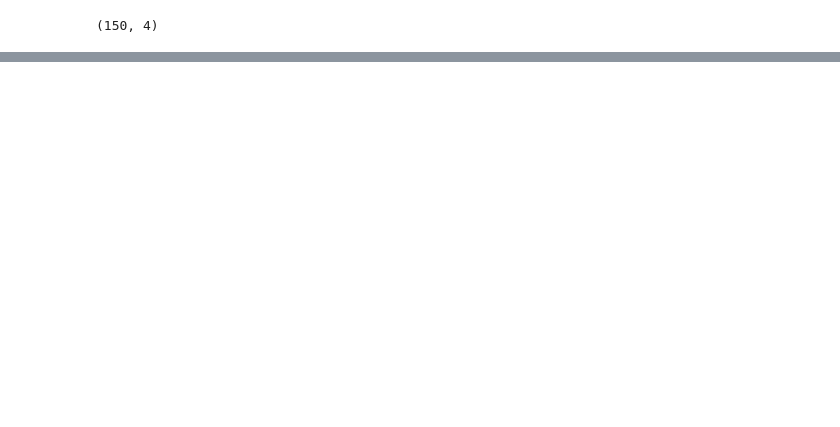
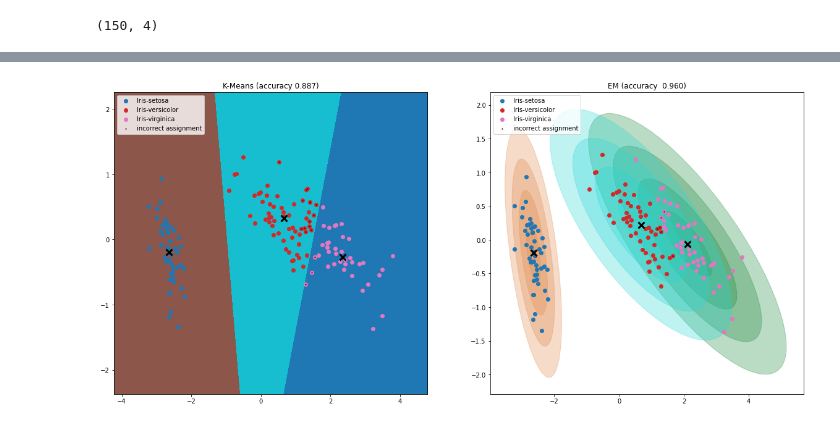
Before and after one commit to Nat-133/coursework_cs342, a Jupyter notebook: solution.ipynb, the cells around one changed output, grey strips where cells are left out. Cells and saved outputs as stored; diff of their text form; code cells hidden in the pictures; blank space fills up the shorter version.

```diff
--- a/solution.ipynb
+++ b/solution.ipynb
@@ -158,0 +152,15 @@ displayZ()
+# %%
+print("final theta:")
+stringFormat = []
+for c in theta.converge():
+    pi = f"{c.pi :.4f}"
+    mu = f"[{c.mu[0] :.4f}  {c.mu[1] :.4f}]"
+    sigma = f"[[{c.s[0,0] :.4f}  {c.s[0,1] :.4f}]  [{c.s[1,0] :.4f}  {c.s[1,1] :.4f}]]"
+    stringFormat.append((pi,mu,sigma))
+
+maxlen = lambda i: len(max(stringFormat, key=lambda x: len(x[i]))[i])
+for pi,mu,sigma in stringFormat:
+    piOffset = maxlen(0)-len(pi)
+    muOffset = maxlen(1)-len(mu)
+    sgOffset = maxlen(2)-len(sigma)
+    print(f"  {{pi_c={pi},{' '*piOffset} mu={mu},{' '*muOffset} sigma={sigma}}}")
@@ -158,0 +172,75 @@ displayZ()
+# %%
+clusters = theta.converge()
+
+clusterFlower : dict[int:int] = {i:-1 for i in range(k)}
+
+for c in range(theta.k):
+    flowerAssignment = [0, 0, 0]  # running count of how many of each flower is assigned to this cluster
+    for a, groundTruth in zip(theta.assign(Z), y):  # counts how many of each flower is assigned to the given cluster
+        flowerAssignment[int(groundTruth)] += 1 if a==c else 0
+    clusterFlower[c] = np.argmax(flowerAssignment)  # the cluster is given the flower that has the most points assigned to it
+
+fig, plots = plt.subplots(1, 2, figsize=(20,9))
+
+clusterColourmap = plt.cm.tab10
+
+for cluster, hue in zip(clusters, np.linspace(0.,1.,3)):
+    draw_ellipse(cluster.mu, cluster.s, ax=plots[1], alpha=0.3, color=clusterColourmap())
+
+# create a point mesh that covers the axes
+meshFidelity = 0.001
+x_min, x_max = Z[:, 0].min() - 1, Z[:, 0].max() + 1
+y_min, y_max = Z[:, 1].min() - 1, Z[:, 1].max() + 1
+xx, yy = np.meshgrid(np.arange(x_min, x_max, meshFidelity), np.arange(y_min, y_max, meshFidelity))
+
+# Label each point in the mesh with the kmeans model used to start off the EM algorithm.
+boundary = theta.kmeans.predict(np.c_[xx.ravel(), yy.ravel()])
+
+# plot the cluster areas
+boundary = boundary.reshape(xx.shape)
+plots[0].imshow(boundary,
+                interpolation="nearest",
+                extent=(xx.min(), xx.max(), yy.min(), yy.max()),
+                cmap=clusterColourmap,
+                aspect="auto",
+                origin="lower")
+
+kmeansAssignment = [clusterFlower[l] for l in theta.kmeans.labels_]
+emAssignment = [clusterFlower[l] for l in theta.assign(Z)]
+
+displayZ(plots[0], grouping=kmeansAssignment)
+displayZ(plots[1], grouping=emAssignment)
+
+centroidses = theta.kmeans.cluster_centers_, np.array([c.mu for c in theta.theta[-1]])
+for plot, centroids in zip(plots, centroidses):
+    plot.scatter(centroids[:, 0],
+                 centroids[:, 1],
+                 marker="x",
+                 s=100,
+                 linewidths=3,
+                 color="black")
+
+def plotIncorrectAssignments(assignment, ax):
+    incorrectPoints = np.array([Z[i] for i,a in enumerate(assignment) if a != y[i]])
+    ax.scatter(incorrectPoints[:,0],
+               incorrectPoints[:,1],
+               color=plt.cm.Reds(1.),
+               marker="o",
+               alpha=1,
+               s=1.5,
+               label="incorrect assignment")
+
+
+plotIncorrectAssignments(emAssignment, plots[1])
+plotIncorrectAssignments(kmeansAssignment, plots[0])
+
+accuracy = lambda assignment : sum(assignment==y)/len(y)
+
+
+
+plots[0].title.set_text(f"K-Means (accuracy {accuracy(kmeansAssignment) :.3f})")
+plots[1].title.set_text(f"EM (accuracy {accuracy(emAssignment) : .3f})")
+
+plots[0].legend(loc="upper left")
+plots[1].legend(loc="upper left")
+# %% [output]
@@ -158,0 +248 @@ displayZ()
+[figure, added]
```
Also changed, not shown: parts of 6 cells of this notebook.
